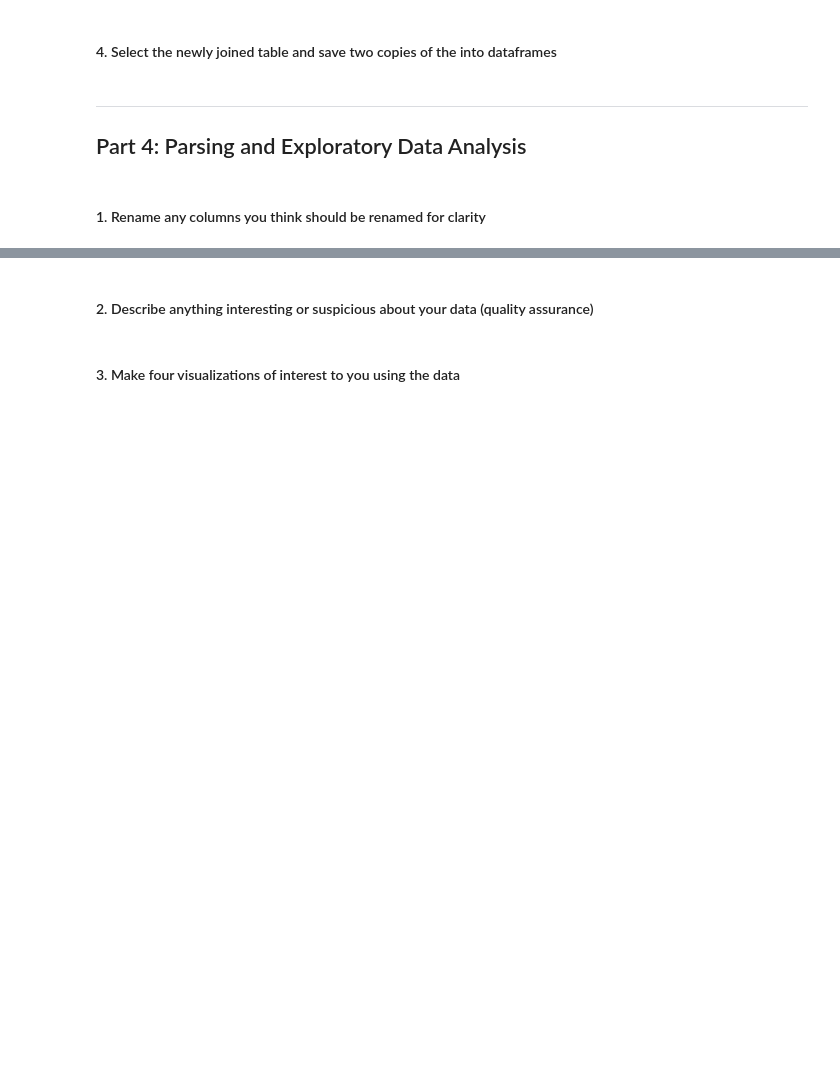
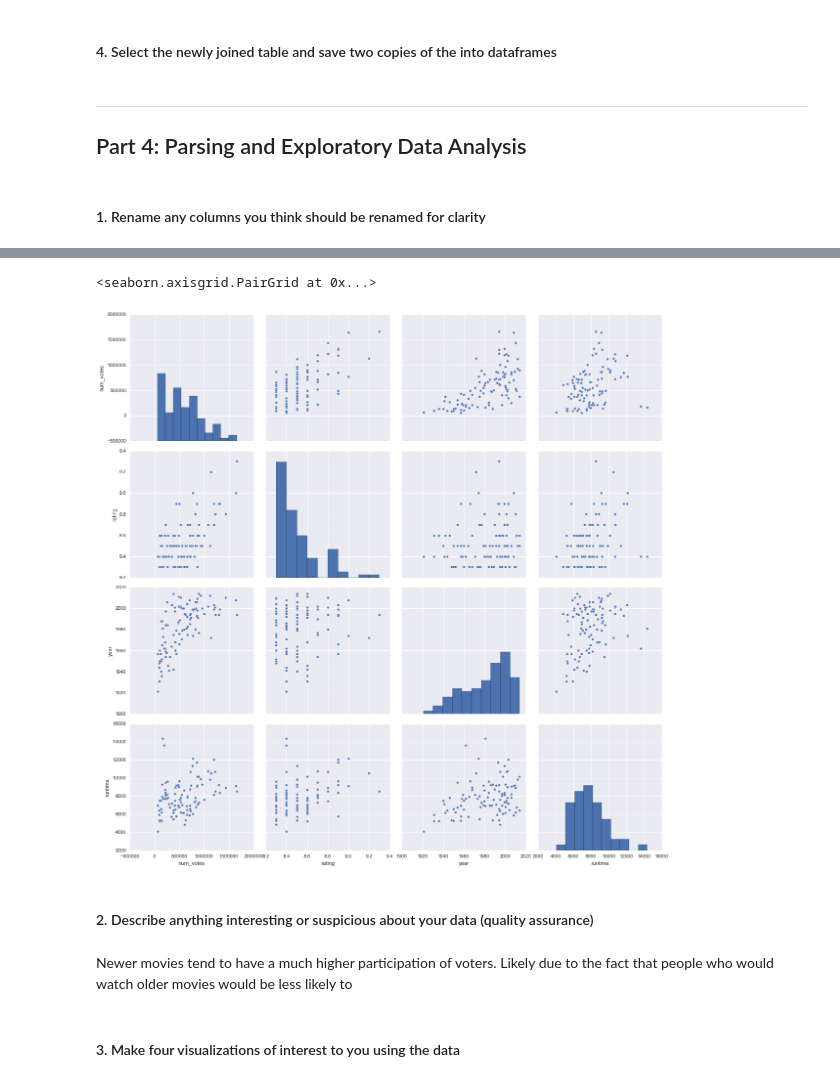
Before and after one commit to sambozek/DSI-SF-1-sebozek, a Jupyter notebook: projects/project-06/starter-code/starter-code.ipynb, the cells around one changed output, grey strips where cells are left out. Cells and saved outputs as stored; diff of their text form; code cells hidden in the pictures; blank space fills up the shorter version.

```diff
--- a/projects/project-06/starter-code/starter-code.ipynb
+++ b/projects/project-06/starter-code/starter-code.ipynb
@@ -359,0 +277,3 @@ Name: Ranking, dtype: object
+# %%
+imdb_reviews['Rating'] = imdb_reviews.Ranking
+del imdb_reviews['Ranking']
@@ -379,3 +310,7 @@ For ease, we can call these table1 and table2
 ## Part 4: Parsing and Exploratory Data Analysis
 # %% [markdown]
 #### 1. Rename any columns you think should be renamed for clarity
+# %%
+movies = pd.read_csv('movies.csv')
+# %%
+imdb_100 = pd.merge(imdb_reviews, movies, how='left')
@@ -382,4 +329,17 @@ For ease, we can call these table1 and table2
+# %%
+imdb_100['Rating'] = imdb_100['Rating'].map(float)
+# %%
+sns.pairplot(imdb_100[[
+                       'num_votes',
+                       'rating',
+        'year',
+        'runtime']], size = 4)
+# %% [output]
+<seaborn.axisgrid.PairGrid at 0x...>
+[figure, added]
 # %% [markdown]
 #### 2. Describe anything interesting or suspicious about your data (quality assurance)
+# %% [markdown]
+Newer movies tend to have a much higher participation of voters. Likely due to the fact that people who would watch older movies would be less likely to
 # %% [markdown]
 #### 3. Make four visualizations of interest to you using the data
```
Also changed, not shown: parts of 60 cells of this notebook.
